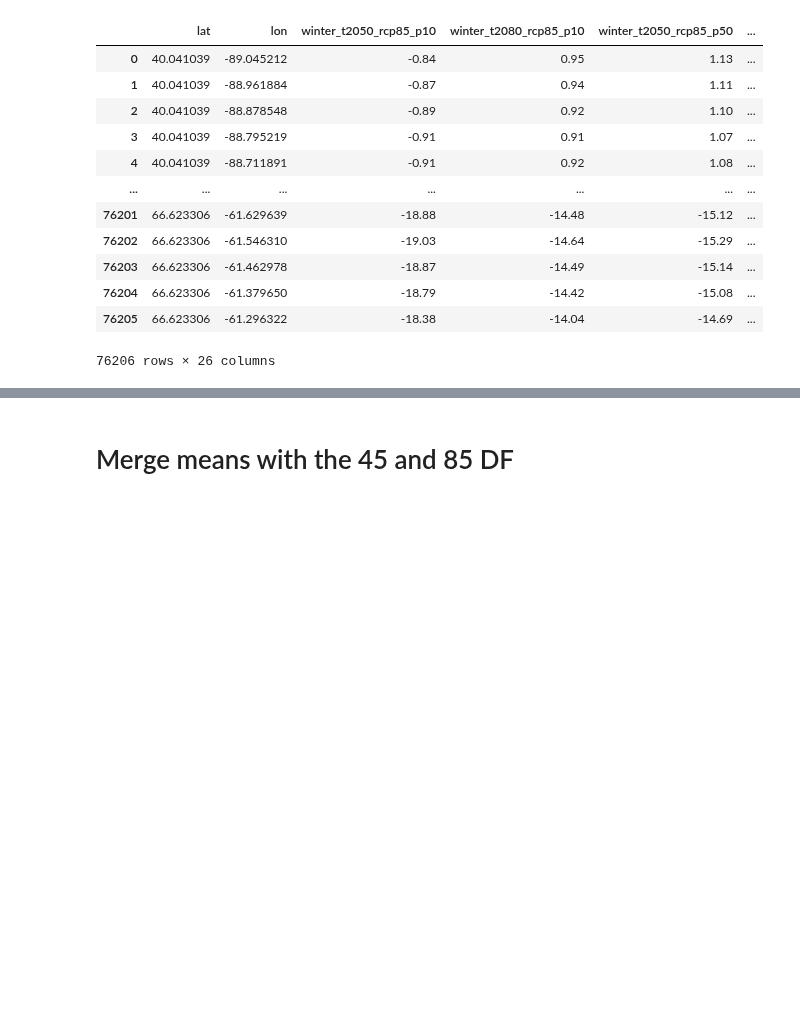
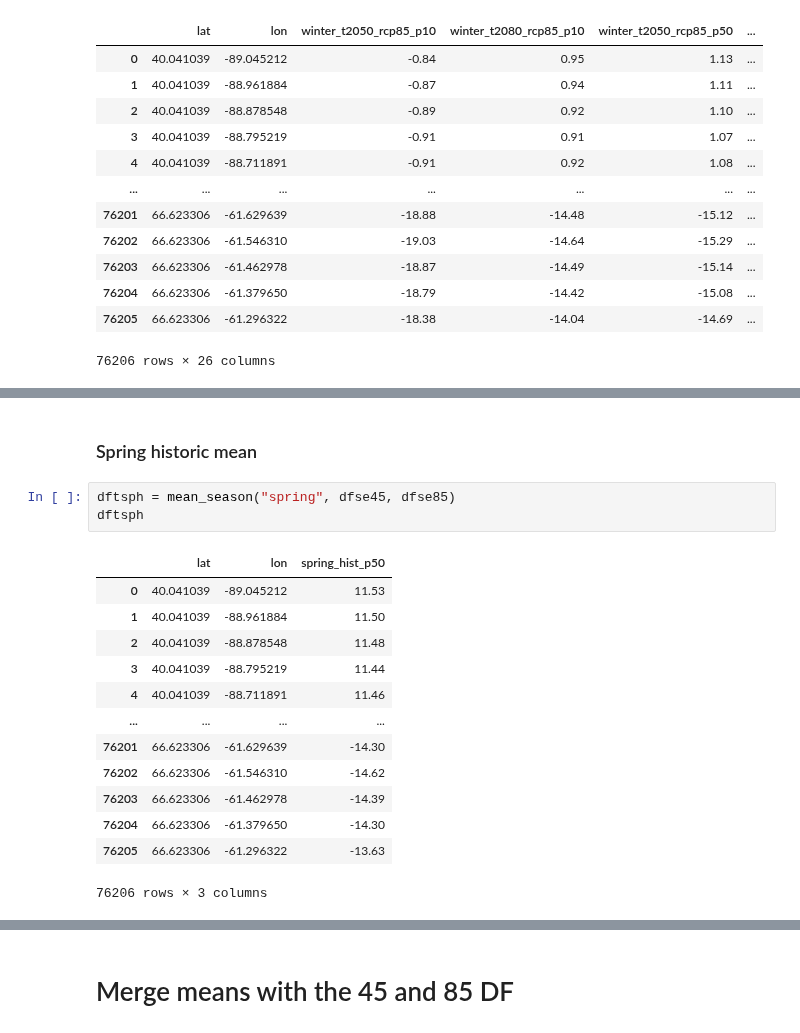
Before and after one commit to marinalopez2110/FistTemplateClimPort, a Jupyter notebook: GeoJson Maps Xclim tg_mean seasonal all regions.ipynb, the cells around one changed output, grey strips where cells are left out. Saved outputs shown, nothing was run; the diff lists cells and outputs as text; blank space fills up the shorter version.

```diff
--- a/GeoJson Maps Xclim tg_mean seasonal all regions.ipynb
+++ b/GeoJson Maps Xclim tg_mean seasonal all regions.ipynb
@@ -413,0 +406,19 @@ dftgh3
+# %% [markdown]
+### Spring historic mean
+# %%
+dftsph = mean_season("spring", dfse45, dfse85)
+dftsph
+# %% [output]
+|  | lat | lon | spring_hist_p50 |
+| 0 | 40.041039 | -89.045212 | 11.53 |
+| 1 | 40.041039 | -88.961884 | 11.50 |
+| 2 | 40.041039 | -88.878548 | 11.48 |
+| 3 | 40.041039 | -88.795219 | 11.44 |
+| 4 | 40.041039 | -88.711891 | 11.46 |
+| ... | ... | ... | ... |
+| 76201 | 66.623306 | -61.629639 | -14.30 |
+| 76202 | 66.623306 | -61.546310 | -14.62 |
+| 76203 | 66.623306 | -61.462978 | -14.39 |
+| 76204 | 66.623306 | -61.379650 | -14.30 |
+| 76205 | 66.623306 | -61.296322 | -13.63 |
+76206 rows × 3 columns
```
Also changed, not shown: parts of 48 cells of this notebook.
